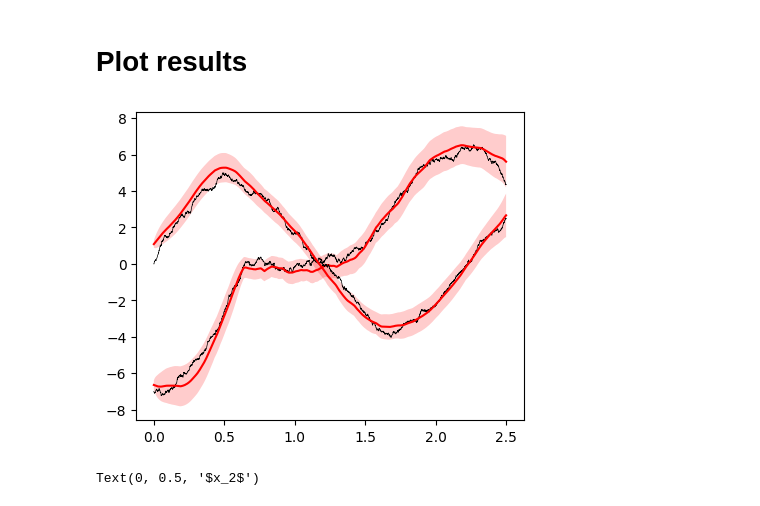
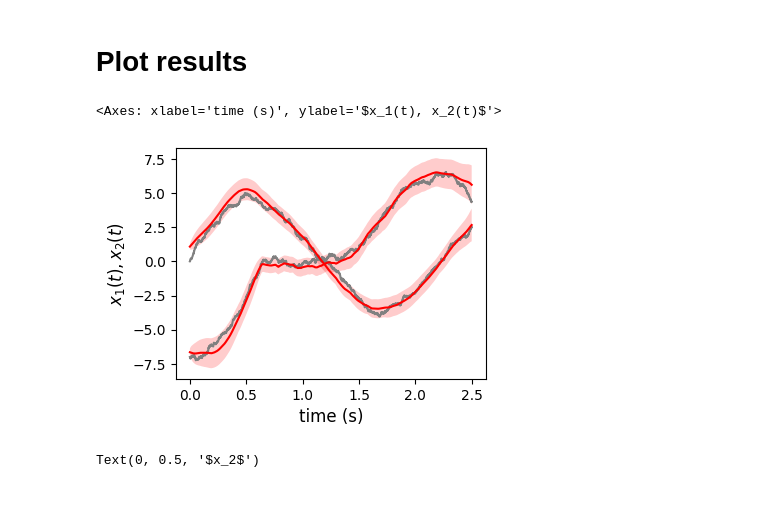
Before and after one commit to lindermanlab/gpslds, a Jupyter notebook: synthetic_data_demo.ipynb, the cells around one changed output. Drawn from its saved outputs; the diff is of its cells as text; code cells hidden in the pictures.

```diff
--- a/synthetic_data_demo.ipynb
+++ b/synthetic_data_demo.ipynb
@@ -98,15 +149,15 @@ Text(0, 0.5, '$x_1(t), x_2(t)$')
 # Initialize the model
 # %%
 # initialize quadrature object and kernel
-gh_quad = GaussHermiteQuadrature(K, n_quad=6)
 num_bases = 3
 basis_set = lambda x: jnp.array([1., x[0], x[1]])
+gh_quad = GaussHermiteQuadrature(latent_dim, n_quad=6)
 linear_kernel = Linear(gh_quad)
-kernel = MixtureBases(gh_quad, linear_kernel, basis_set=basis_set)
+kernel = SSL(gh_quad, linear_kernel, basis_set=basis_set)
 
 # initialize inducing points and function
 zs_lim, M_per_dim = 4, 4
-zs = initialize_zs(K, zs_lim, M_per_dim)
+zs = initialize_zs(latent_dim, zs_lim, M_per_dim)
 M = zs.shape[0]
 fn = SparseGP(zs, kernel)
 
@@ -115,12 +166,14 @@ t_mask = jnp.ones((n_trials, n_timesteps))
 trial_mask = jnp.ones((n_trials, n_timesteps))
 likelihood = PoissonProcess(spikes, t_mask, dt, gh_quad, link='softplus')
 # %%
-# initialize kernel hyperparameters
+# generate random seeds
 key = jr.PRNGKey(1)
 key_W, key_fp = jr.split(key, 2)
+
+# intiialize number of linear states and kernel hyperparameters
 num_states = 2
 W_init = tfd.Normal(0, 1).sample((num_bases, num_states-1), seed=key_W).astype(jnp.float64)
-fp_init = tfd.Normal(0, 1).sample((num_states, K), seed=key_fp).astype(jnp.float64)
+fp_init = tfd.Normal(0, 1).sample((num_states, latent_dim), seed=key_fp).astype(jnp.float64)
 tau_init = 0.5
 kernel_params_init = {
     "linear_params": [{"fixed_point": fp_init[i]} for i in range(num_states)],
@@ -133,28 +186,29 @@ x0_init_params = jnp.stack([q.mean_continuous_states[i][0] for i in inds_to_sele
 
 # initialize output parameters from Poisson LDS
 output_params_init = {'C': C_plds, 'd': d_plds}
-
-# zero inputs
-inputs = jnp.zeros((n_trials, n_timesteps, 1))
 # %% [markdown]
 # Fit model
 # %%
-from gpslds.em import fit_variational_em
+key = jr.PRNGKey(0) # for minibatching; doesn't matter here, since we are using batch_size=n_trials
 
-key = jr.PRNGKey(0) # doesn't matter here, since we are using batch_size=n_trials
+# set number of total vEM iters
 n_iters = 25
+
+# set a learning rate schedule
 decay, forgetting_rate = 50, -0.9
 learning_rates = (decay + jnp.arange(1, 1 + n_iters)) ** (forgetting_rate)
+
+# fit model
 result = fit_variational_em(key,
-                            K,
+                            latent_dim,
                             dt,
                             fn,
                             likelihood,
                             trial_mask,
-                            inputs,
                             output_params_init,
                             kernel,
                             kernel_params_init,
+                            inputs=None,
                             m0=x0_init_params,
                             mu0=x0_init_params,
                             n_iters=n_iters,
@@ -163,5 +217,6 @@ result = fit_variational_em(key,
                             learning_rates=learning_rates,
                             batch_size=n_trials)
 
+# collect results
 ms, Ss, As, bs, B, q_u_mu, q_u_sigma, output_params, kernel_params, elbos = result
 # %% [output]
@@ -192,17 +246,13 @@ P = get_transformation_for_latents(C, output_params['C'])
 # rotate inferred latents
 ms_rot = (P @ ms[...,None]).squeeze(-1)
 Ss_rot = P @ Ss @ P.T
-# %%
-# plot the latent path for an example trial
-trial_idx = 0
-fig, ax = plt.subplots(1, 1, figsize=(5, 4))
-t_grid = jnp.arange(0, t_max, dt)
-for i in range(K):
-    ax.plot(t_grid,xs[trial_idx][:,i],color='black',linewidth=0.5,label='x(t)')
-    ax.plot(t_grid,ms_rot[trial_idx,:,i], color='red', label='$m_x(t)$')
-    ax.fill_between(t_grid, ms_rot[trial_idx,:,i]+2*jnp.sqrt(Ss_rot[trial_idx,:,i,i]),
-                    ms_rot[trial_idx,:,i]-2*jnp.sqrt(Ss_rot[trial_idx,:,i,i]), facecolor='red', alpha=0.2)
-# %% [output]
-[figure, removed]
+# %%
+# plot true vs inferred latent states
+trial_idx = 0
+ax = plot_latents_over_time(t_max, xs[trial_idx], color='gray')
+plot_latents_over_time(t_max, ms_rot[trial_idx], Ss_rot[trial_idx], color='red', ax=ax)
+# %% [output]
+<Axes: xlabel='time (s)', ylabel='$x_1(t), x_2(t)$'>
+[figure, added]
 # %%
 # visualize learned dynamics
```
Also changed, not shown: parts of 22 cells of this notebook.
